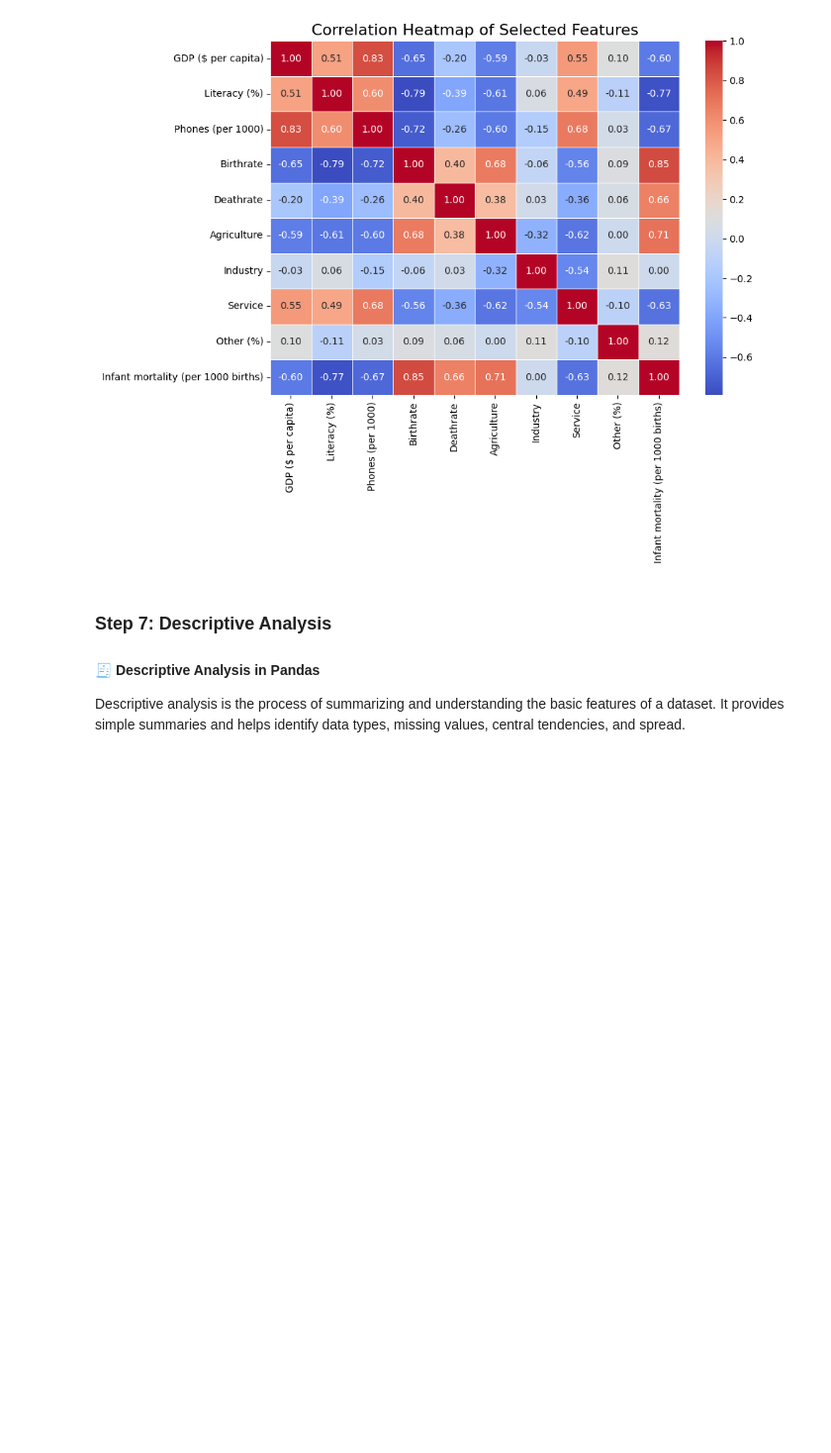
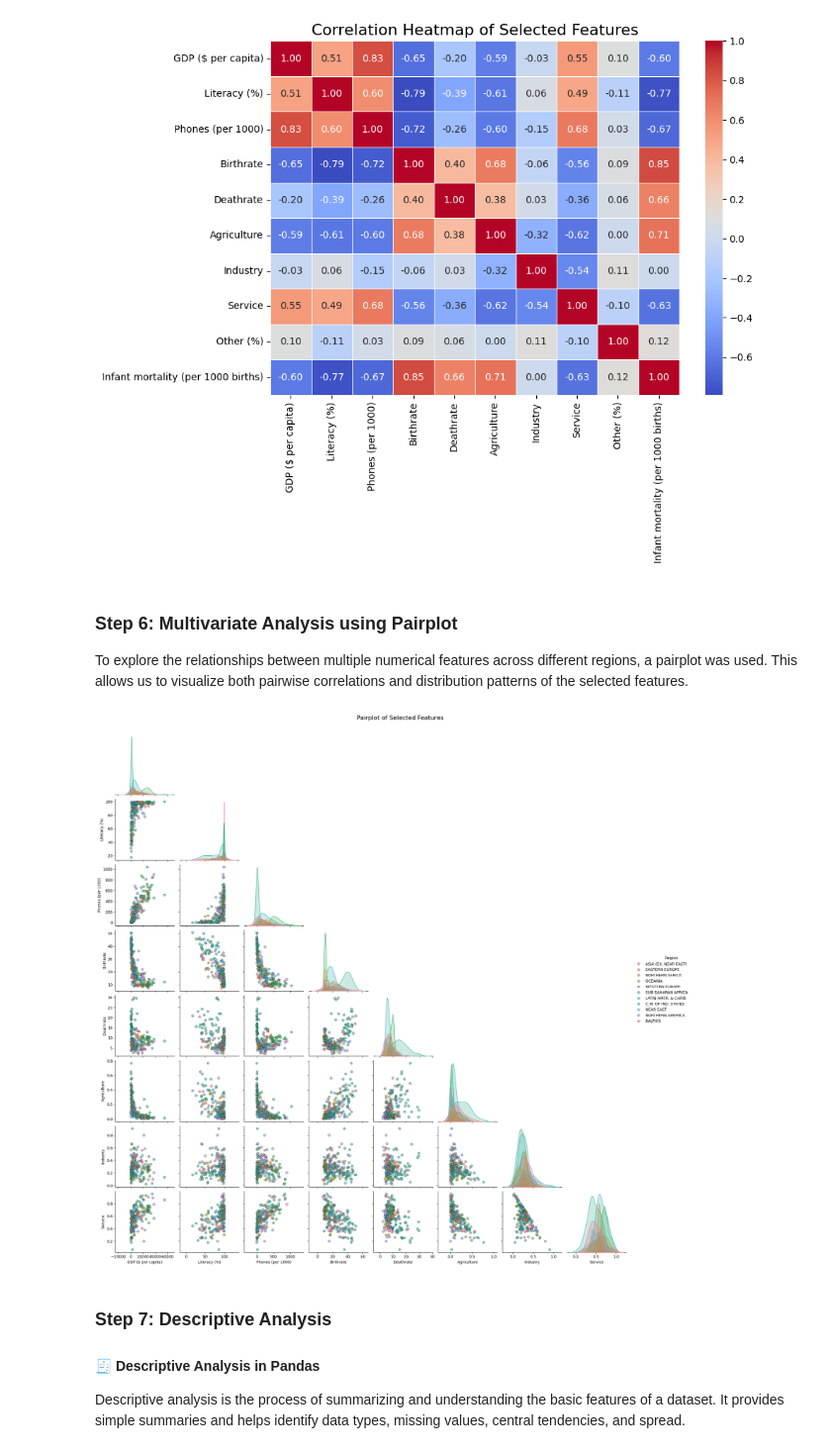
Before and after one commit to ujjwal-hirwani/GDP-per-capita-prediction, a Jupyter notebook: training/GDP_per_capita_prediction_analysis.ipynb, the cells around one changed output. Shown at 99% size. Saved outputs shown, nothing was run; the diff lists cells and outputs as text; code cells hidden in the pictures; blank space fills up the shorter version.

Commit message:
Updated Multivariate Analysis

```diff
--- a/training/GDP_per_capita_prediction_analysis.ipynb
+++ b/training/GDP_per_capita_prediction_analysis.ipynb
@@ -302,6 +301,27 @@ plt.tight_layout()
 plt.show()
 # %% [output]
 [figure]
+# %% [markdown]
+### Step 6: Multivariate Analysis using Pairplot
+To explore the relationships between multiple numerical features across different regions, a pairplot was used. This allows us to visualize both pairwise correlations and distribution patterns of the selected features.
+# %%
+import seaborn as sns
+import matplotlib.pyplot as plt
+
+# Select numerical columns for pairplot
+selected_features = ['GDP ($ per capita)', 'Literacy (%)', 'Phones (per 1000)',
+                     'Birthrate', 'Deathrate', 'Agriculture', 'Industry', 'Service']
+
+# Plot the pairplot
+sns.pairplot(df[selected_features + ['Region']],
+             hue='Region',
+             corner=True,
+             plot_kws={'alpha': 0.6, 's': 40, 'edgecolor': 'k'})
+
+plt.suptitle('Pairplot of Selected Features', fontsize=16, y=1.02)
+plt.show()
+# %% [output]
+[figure, added]
 # %% [markdown]
 ### Step 7: Descriptive Analysis
 #### 🧾 Descriptive Analysis in Pandas
```
Also changed, not shown: parts of 1 cell of this notebook.
